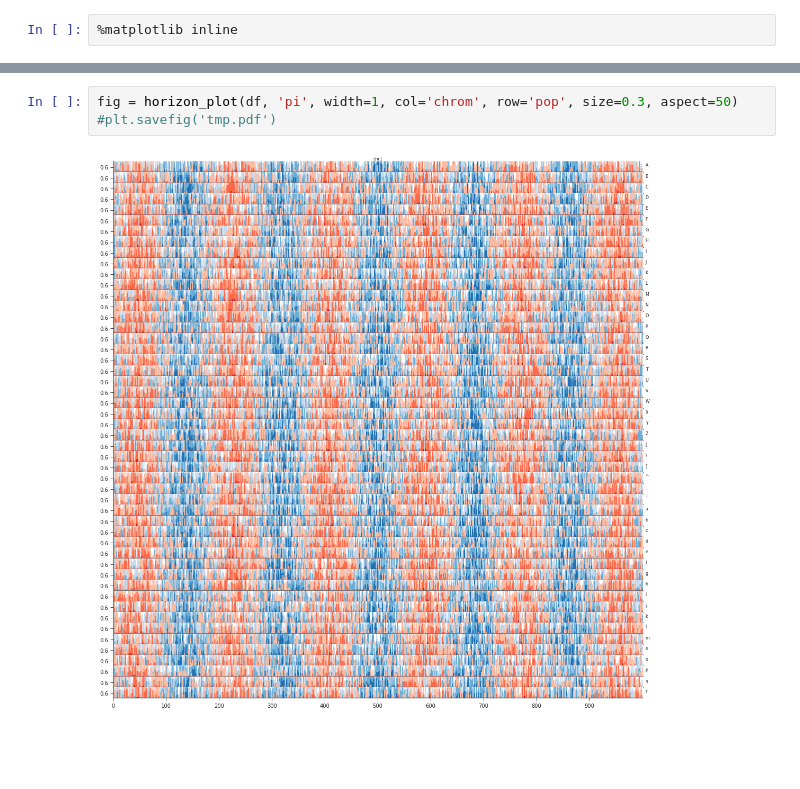
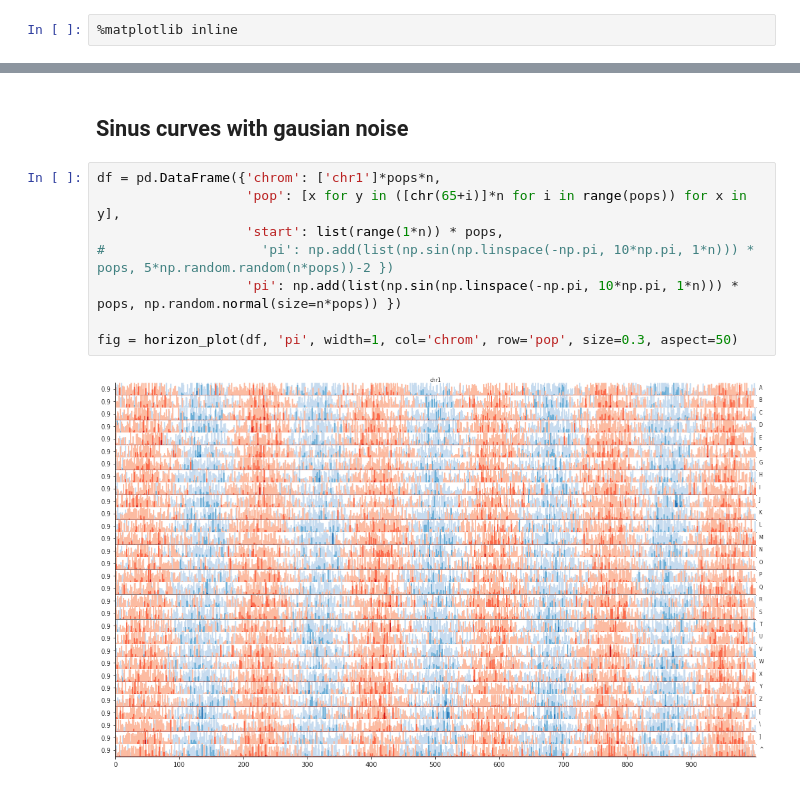
Before and after one commit to munch-group/horizonplot, a Jupyter notebook: notebook.ipynb, the cells around one changed output, grey strips where cells are left out. Saved outputs shown, nothing was run; the diff lists cells and outputs as text; blank space fills up the shorter version.

```diff
--- a/notebook.ipynb
+++ b/notebook.ipynb
@@ -29,5 +25,12 @@ g.map(plt.plot, 'start', 'pi') ;
-# %%
-fig = horizon_plot(df, 'pi', width=1, col='chrom', row='pop', size=0.3, aspect=50)
-#plt.savefig('tmp.pdf')
-# %% [output]
-[figure, removed]
+# %% [markdown]
+## Sinus curves with gausian noise
+# %%
+df = pd.DataFrame({'chrom': ['chr1']*pops*n,
+                   'pop': [x for y in ([chr(65+i)]*n for i in range(pops)) for x in y],
+                   'start': list(range(1*n)) * pops,
+#                    'pi': np.add(list(np.sin(np.linspace(-np.pi, 10*np.pi, 1*n))) * pops, 5*np.random.random(n*pops))-2 })
+                   'pi': np.add(list(np.sin(np.linspace(-np.pi, 10*np.pi, 1*n))) * pops, np.random.normal(size=n*pops)) })
+
+fig = horizon_plot(df, 'pi', width=1, col='chrom', row='pop', size=0.3, aspect=50)
+# %% [output]
+[figure, added]
```
Also changed, not shown: parts of 4 cells of this notebook.
